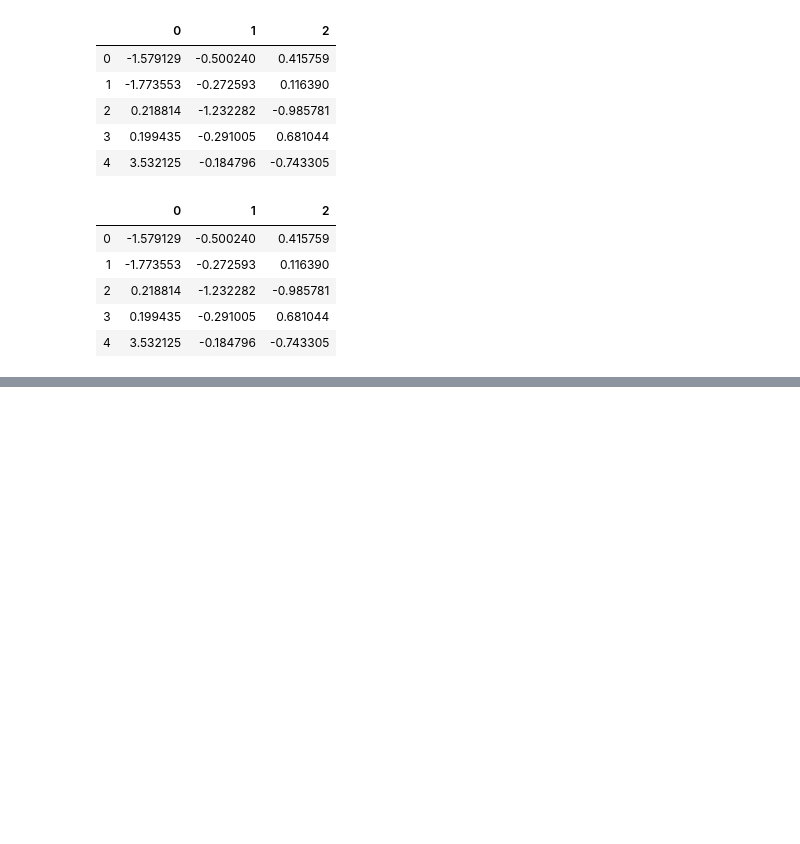
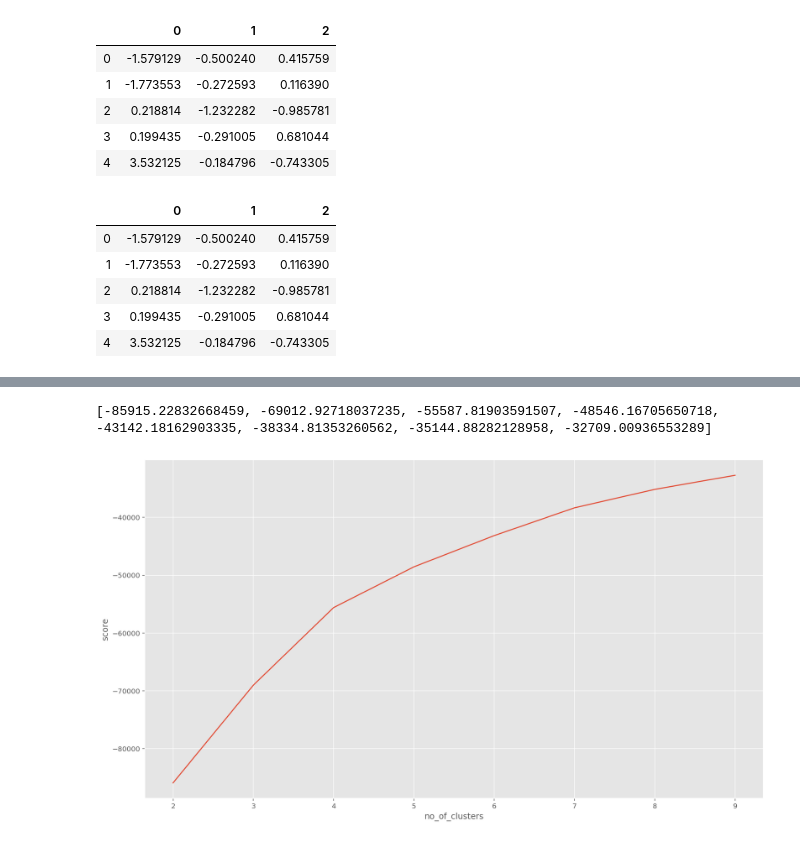
Before and after one commit to Subham02803/Clustering-for-anime-recommendation, a Jupyter notebook: AnimeRecommendation.ipynb, the cells around one changed output, grey strips where cells are left out. Saved outputs shown, nothing was run; the diff lists cells and outputs as text; code cells hidden in the pictures; blank space fills up the shorter version.

```diff
--- a/AnimeRecommendation.ipynb
+++ b/AnimeRecommendation.ipynb
@@ -241,0 +245,6 @@ plt.title()
+# %%
+from sklearn.cluster import KMeans
+
+no_of_cluster = range(2,10)
+kmeans = [KMeans(n_clusters=i) for i in no_of_cluster]
+print(kmeans)
@@ -241,0 +269,13 @@ plt.title()
+# %%
+#Score of every no of cluster
+score = [kmeans[i].fit(tocluster).score(tocluster) for i in range(len(kmeans))]
+print(score)
+# %% [output]
+[-85915.22832668459, -69012.92718037235, -55587.81903591507, -48546.16705650718, -43142.18162903335, -38334.81353260562, -35144.88282128958, -32709.00936553289]
+# %%
+plt.plot(no_of_cluster, score)
+plt.xlabel('no_of_clusters')
+plt.ylabel('score')
+plt.show()
+# %% [output]
+[figure, added]
```
Also changed, not shown: parts of 6 cells of this notebook.
